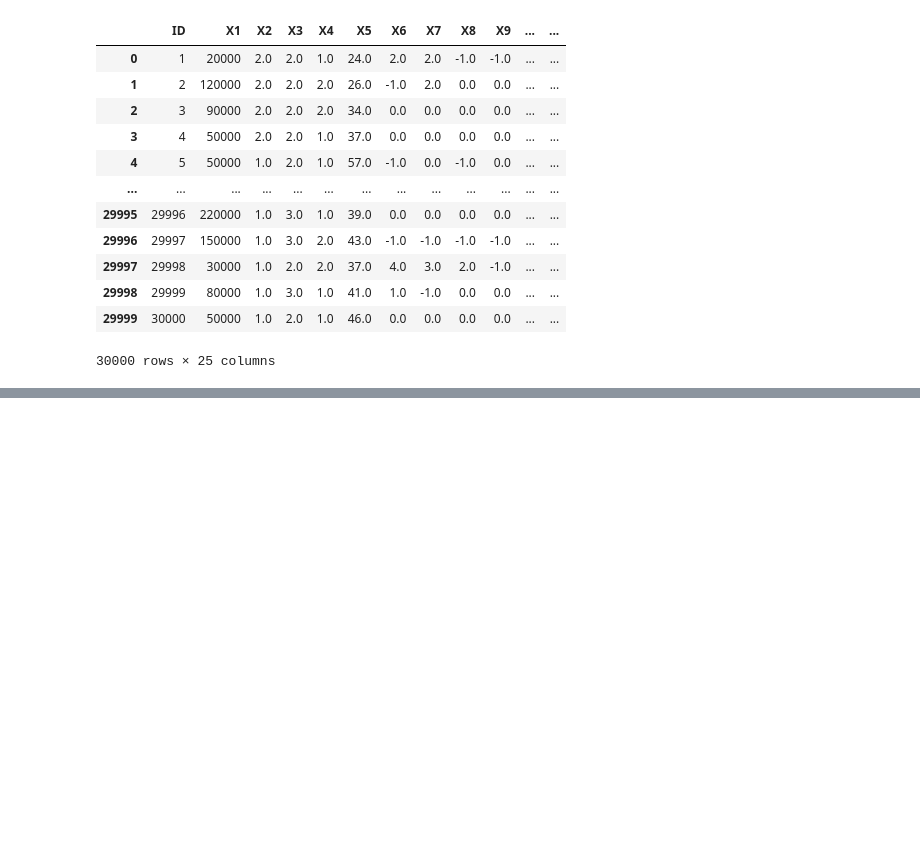
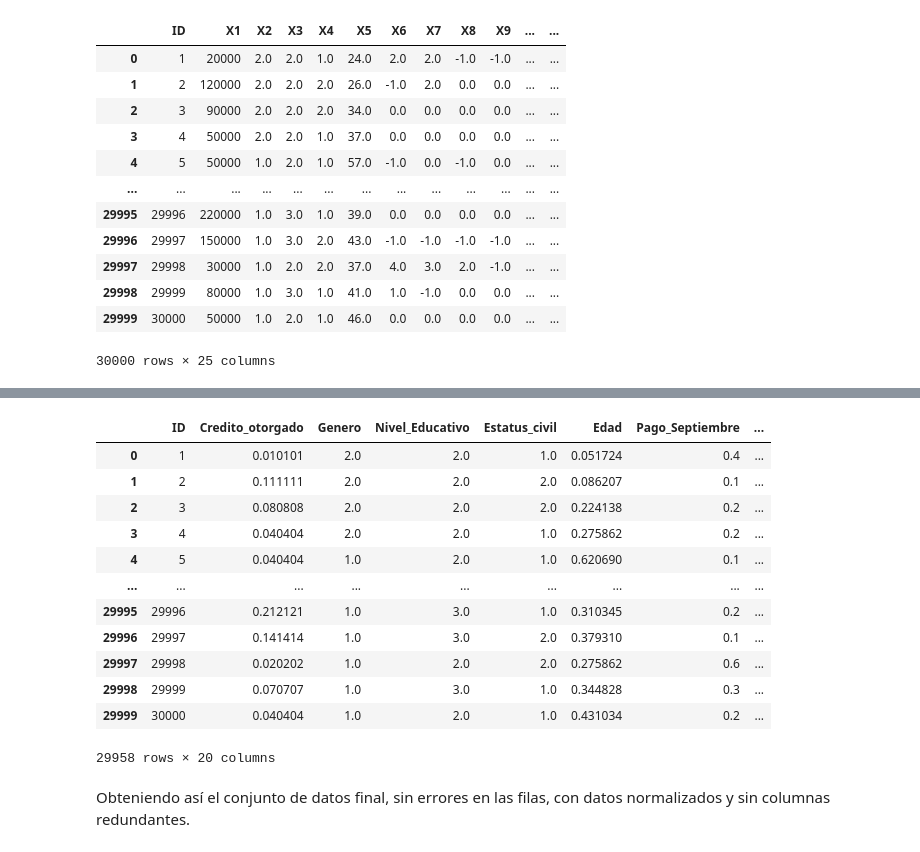
Before and after one commit to PosgradoMNA/actividades-de-aprendizaje-Pabloacostatec, a Jupyter notebook: Actividad_1_Semana_3_Juan_Pablo_Acosta_A001794035.ipynb, the cells around one changed output, grey strips where cells are left out. Cells and saved outputs as stored; diff of their text form; code cells hidden in the pictures; blank space fills up the shorter version.

```diff
--- a/Actividad_1_Semana_3_Juan_Pablo_Acosta_A001794035.ipynb
+++ b/Actividad_1_Semana_3_Juan_Pablo_Acosta_A001794035.ipynb
@@ -153,0 +367,21 @@ t
+# %%
+#Se eliminan columnas irrelevantes y se obtiene así la base de datos final
+FinalDF = MinMaxDF.drop(['Cantidad_por_pagar_Agosto','Cantidad_por_pagar_Julio','Cantidad_por_pagar_Junio','Cantidad_por_pagar_Mayo','Cantidad_por_pagar_Abril',], axis = 1)
+
+FinalDF
+# %% [output]
+|  | ID | Credito_otorgado | Genero | Nivel_Educativo | Estatus_civil | Edad | Pago_Septiembre | ... |
+| 0 | 1 | 0.010101 | 2.0 | 2.0 | 1.0 | 0.051724 | 0.4 | ... |
+| 1 | 2 | 0.111111 | 2.0 | 2.0 | 2.0 | 0.086207 | 0.1 | ... |
+| 2 | 3 | 0.080808 | 2.0 | 2.0 | 2.0 | 0.224138 | 0.2 | ... |
+| 3 | 4 | 0.040404 | 2.0 | 2.0 | 1.0 | 0.275862 | 0.2 | ... |
+| 4 | 5 | 0.040404 | 1.0 | 2.0 | 1.0 | 0.620690 | 0.1 | ... |
+| ... | ... | ... | ... | ... | ... | ... | ... | ... |
+| 29995 | 29996 | 0.212121 | 1.0 | 3.0 | 1.0 | 0.310345 | 0.2 | ... |
+| 29996 | 29997 | 0.141414 | 1.0 | 3.0 | 2.0 | 0.379310 | 0.1 | ... |
+| 29997 | 29998 | 0.020202 | 1.0 | 2.0 | 2.0 | 0.275862 | 0.6 | ... |
+| 29998 | 29999 | 0.070707 | 1.0 | 3.0 | 1.0 | 0.344828 | 0.3 | ... |
+| 29999 | 30000 | 0.040404 | 1.0 | 2.0 | 1.0 | 0.431034 | 0.2 | ... |
+29958 rows × 20 columns
+# %% [markdown]
+Obteniendo así el conjunto de datos final, sin errores en las filas, con datos normalizados y sin columnas redundantes.
```
Also changed, not shown: parts of 25 cells of this notebook.
